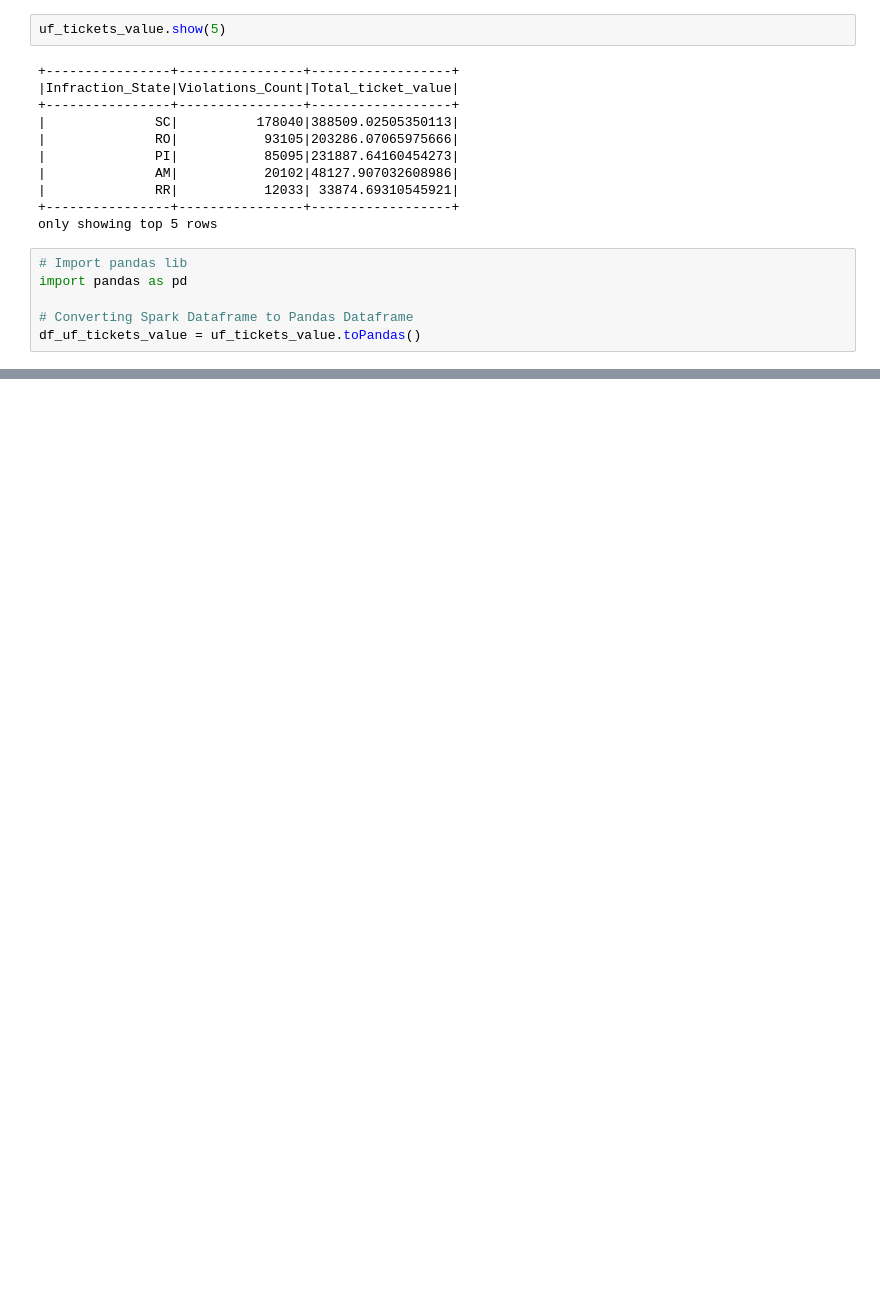
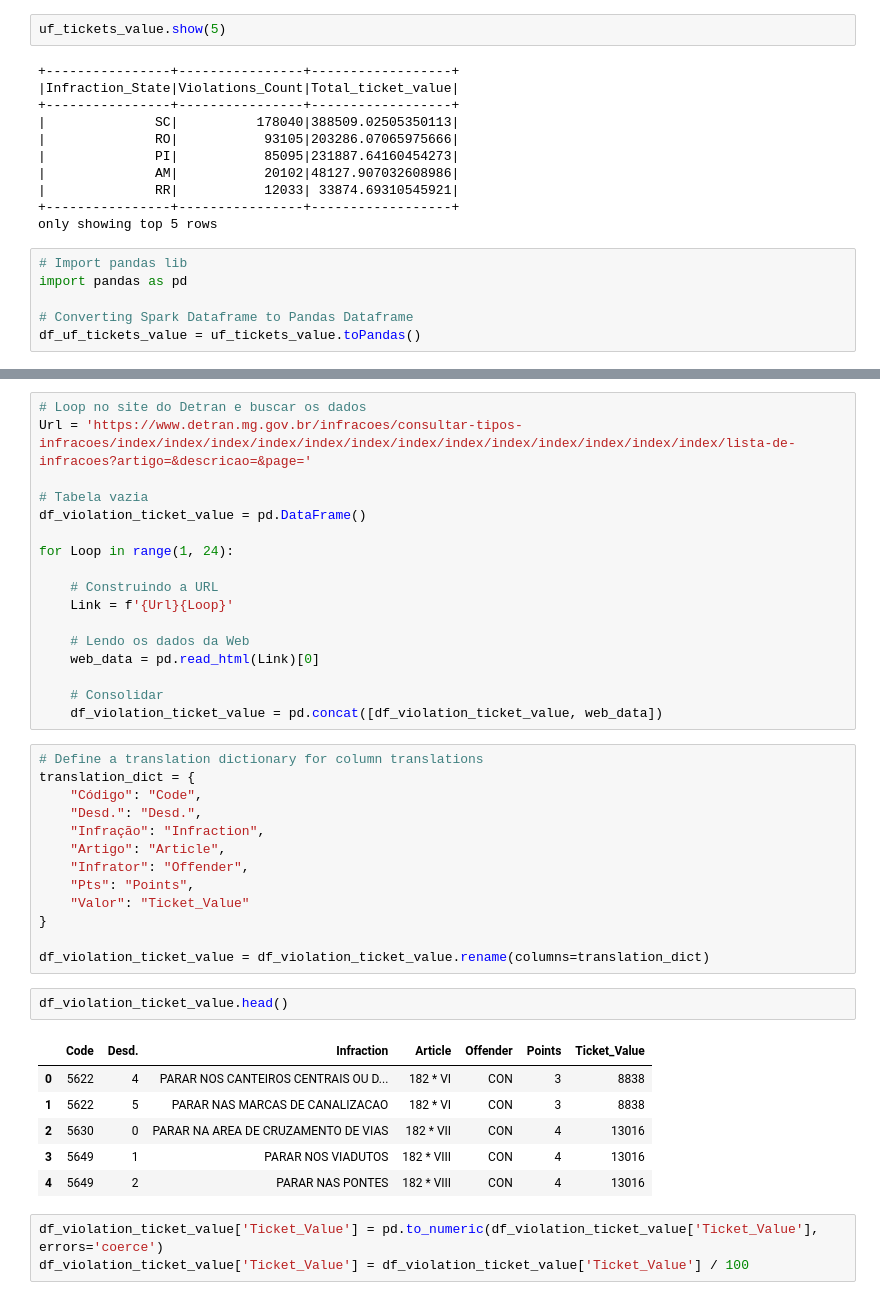
Before and after one commit to matosmatheus7/ETL-TrafficViolation, a Jupyter notebook: TrafficViolation_ExploratoryAnalysis.ipynb, the cells around one changed output, grey strips where cells are left out. Saved outputs shown, nothing was run; the diff lists cells and outputs as text; blank space fills up the shorter version.

```diff
--- a/TrafficViolation_ExploratoryAnalysis.ipynb
+++ b/TrafficViolation_ExploratoryAnalysis.ipynb
@@ -1019,0 +1610,42 @@ Monht_ticket_value.show()
+# %%
+# Loop no site do Detran e buscar os dados
+Url = 'https://www.detran.mg.gov.br/infracoes/consultar-tipos-infracoes/index/index/index/index/index/index/index/index/index/index/index/index/index/lista-de-infracoes?artigo=&descricao=&page='
+
+# Tabela vazia
+df_violation_ticket_value = pd.DataFrame()
+
+for Loop in range(1, 24):
+
+    # Construindo a URL
+    Link = f'{Url}{Loop}'
+
+    # Lendo os dados da Web
+    web_data = pd.read_html(Link)[0]
+
+    # Consolidar
+    df_violation_ticket_value = pd.concat([df_violation_ticket_value, web_data])
+# %%
+# Define a translation dictionary for column translations
+translation_dict = {
+    "Código": "Code",
+    "Desd.": "Desd.",
+    "Infração": "Infraction",
+    "Artigo": "Article",
+    "Infrator": "Offender",
+    "Pts": "Points",
+    "Valor": "Ticket_Value"
+}
+
+df_violation_ticket_value = df_violation_ticket_value.rename(columns=translation_dict)
+# %%
+df_violation_ticket_value.head()
+# %% [output]
+|  | Code | Desd. | Infraction | Article | Offender | Points | Ticket_Value |
+| 0 | 5622 | 4 | PARAR NOS CANTEIROS CENTRAIS OU D... | 182 * VI | CON | 3 | 8838 |
+| 1 | 5622 | 5 | PARAR NAS MARCAS DE CANALIZACAO | 182 * VI | CON | 3 | 8838 |
+| 2 | 5630 | 0 | PARAR NA AREA DE CRUZAMENTO DE VIAS | 182 * VII | CON | 4 | 13016 |
+| 3 | 5649 | 1 | PARAR NOS VIADUTOS | 182 * VIII | CON | 4 | 13016 |
+| 4 | 5649 | 2 | PARAR NAS PONTES | 182 * VIII | CON | 4 | 13016 |
+# %%
+df_violation_ticket_value['Ticket_Value'] = pd.to_numeric(df_violation_ticket_value['Ticket_Value'], errors='coerce')
+df_violation_ticket_value['Ticket_Value'] = df_violation_ticket_value['Ticket_Value'] / 100
```
Also changed, not shown: parts of 130 cells of this notebook.
